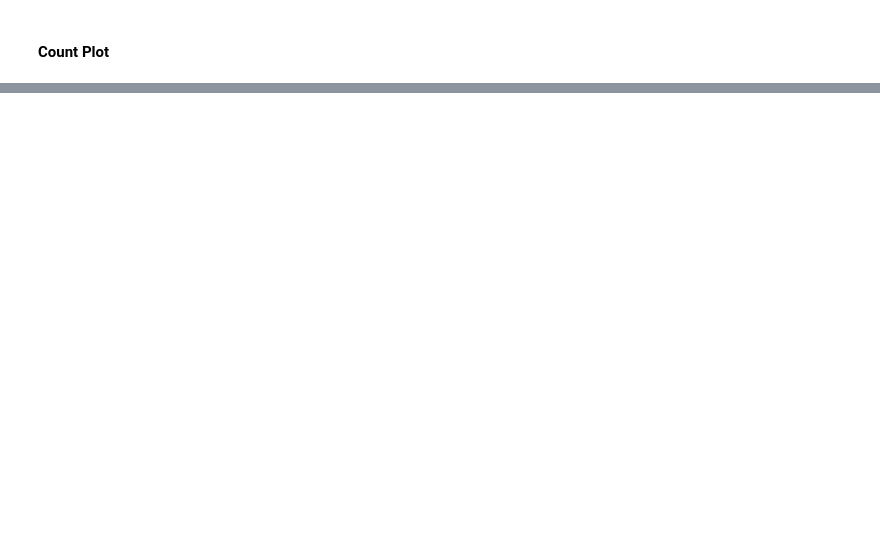
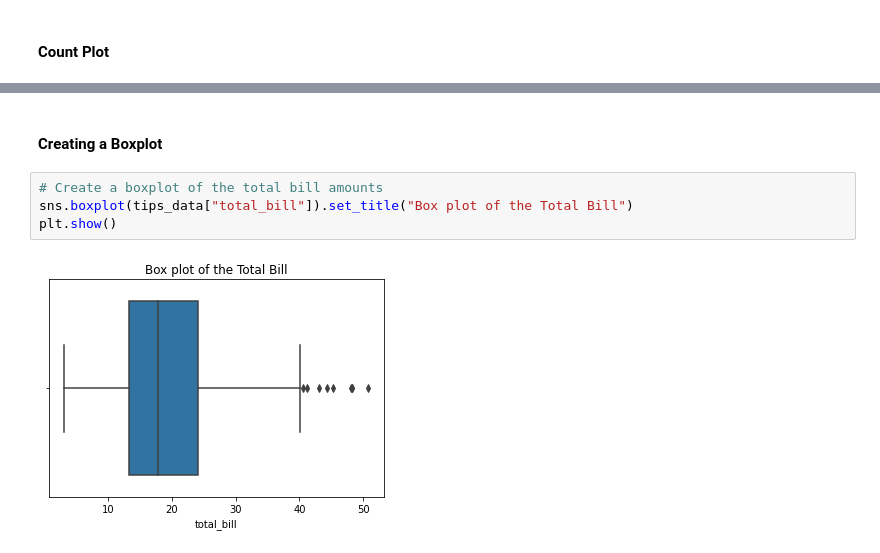
Before and after one commit to Gokulvasan-V/Coursera_practice, a Jupyter notebook: Understanding_and_Visualizing_Data_with_Python.ipynb, the cells around one changed output, grey strips where cells are left out. Saved outputs shown, nothing was run; the diff lists cells and outputs as text; blank space fills up the shorter version.

```diff
--- a/Understanding_and_Visualizing_Data_with_Python.ipynb
+++ b/Understanding_and_Visualizing_Data_with_Python.ipynb
@@ -639,0 +711,8 @@ plt.show()
+# %% [markdown]
+#### Creating a Boxplot
+# %%
+# Create a boxplot of the total bill amounts
+sns.boxplot(tips_data["total_bill"]).set_title("Box plot of the Total Bill")
+plt.show()
+# %% [output]
+[figure, added]
```
Also changed, not shown: parts of 28 cells of this notebook.
